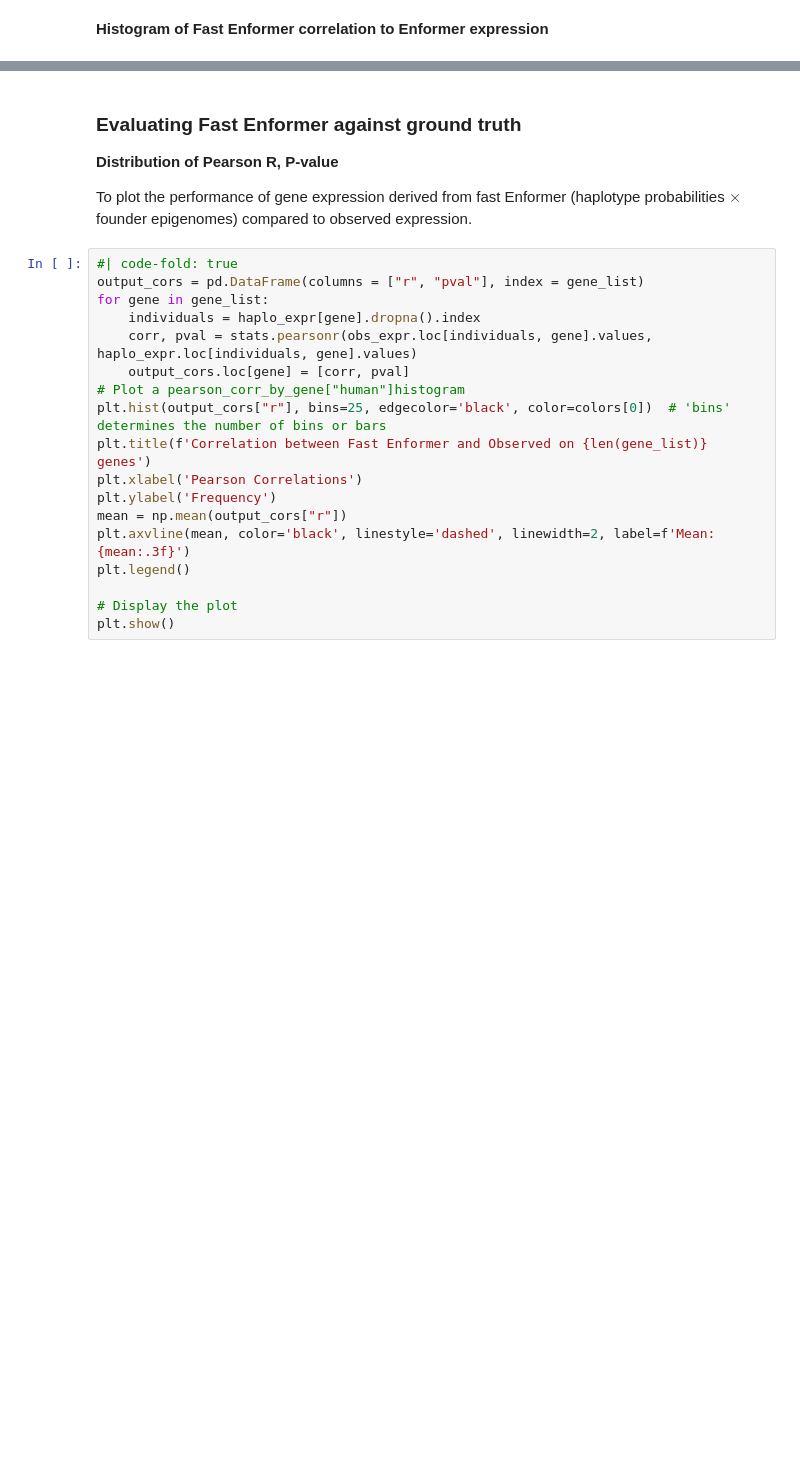
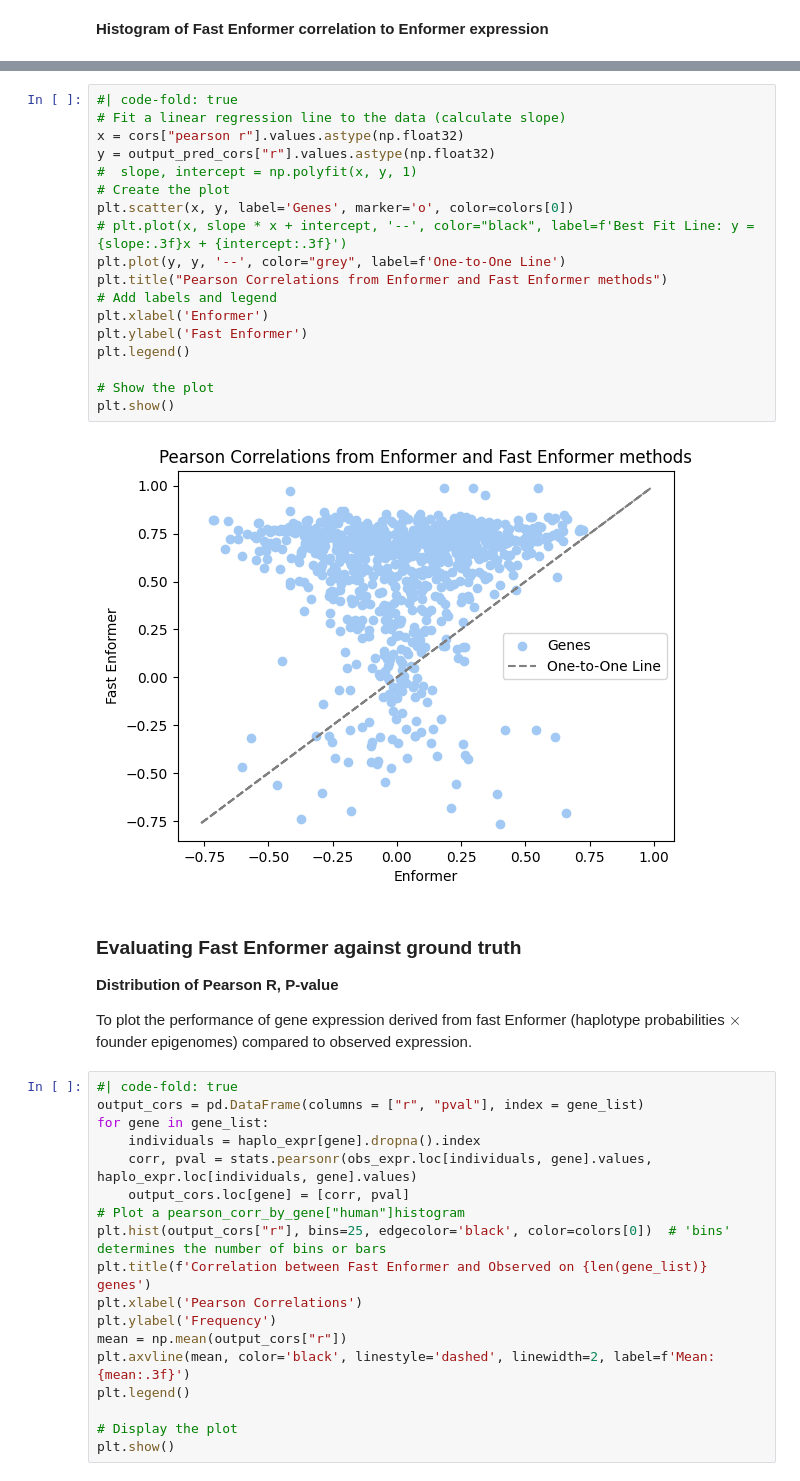
Before and after one commit to hakyimlab/sabrina-deep-learning-in-genomics, a Jupyter notebook: posts/2024-01-10-epigenomexcan-vs-enformer-significant-genes/index.ipynb, the cells around one changed output, grey strips where cells are left out. Saved outputs shown, nothing was run; the diff lists cells and outputs as text; blank space fills up the shorter version.

```diff
--- a/posts/2024-01-10-epigenomexcan-vs-enformer-significant-genes/index.ipynb
+++ b/posts/2024-01-10-epigenomexcan-vs-enformer-significant-genes/index.ipynb
@@ -223,3 +206,23 @@ plt.show()
+# %%
+#| code-fold: true
+# Fit a linear regression line to the data (calculate slope)
+x = cors["pearson r"].values.astype(np.float32)
+y = output_pred_cors["r"].values.astype(np.float32)
+#  slope, intercept = np.polyfit(x, y, 1)
+# Create the plot
+plt.scatter(x, y, label='Genes', marker='o', color=colors[0])
+# plt.plot(x, slope * x + intercept, '--', color="black", label=f'Best Fit Line: y = {slope:.3f}x + {intercept:.3f}')
+plt.plot(y, y, '--', color="grey", label=f'One-to-One Line')
+plt.title("Pearson Correlations from Enformer and Fast Enformer methods")
+# Add labels and legend
+plt.xlabel('Enformer')
+plt.ylabel('Fast Enformer')
+plt.legend()
+
+# Show the plot
+plt.show()
+# %% [output]
+[figure, added]
 # %% [markdown]
 ### Evaluating Fast Enformer against ground truth
 
```
Also changed, not shown: parts of 8 cells of this notebook.
